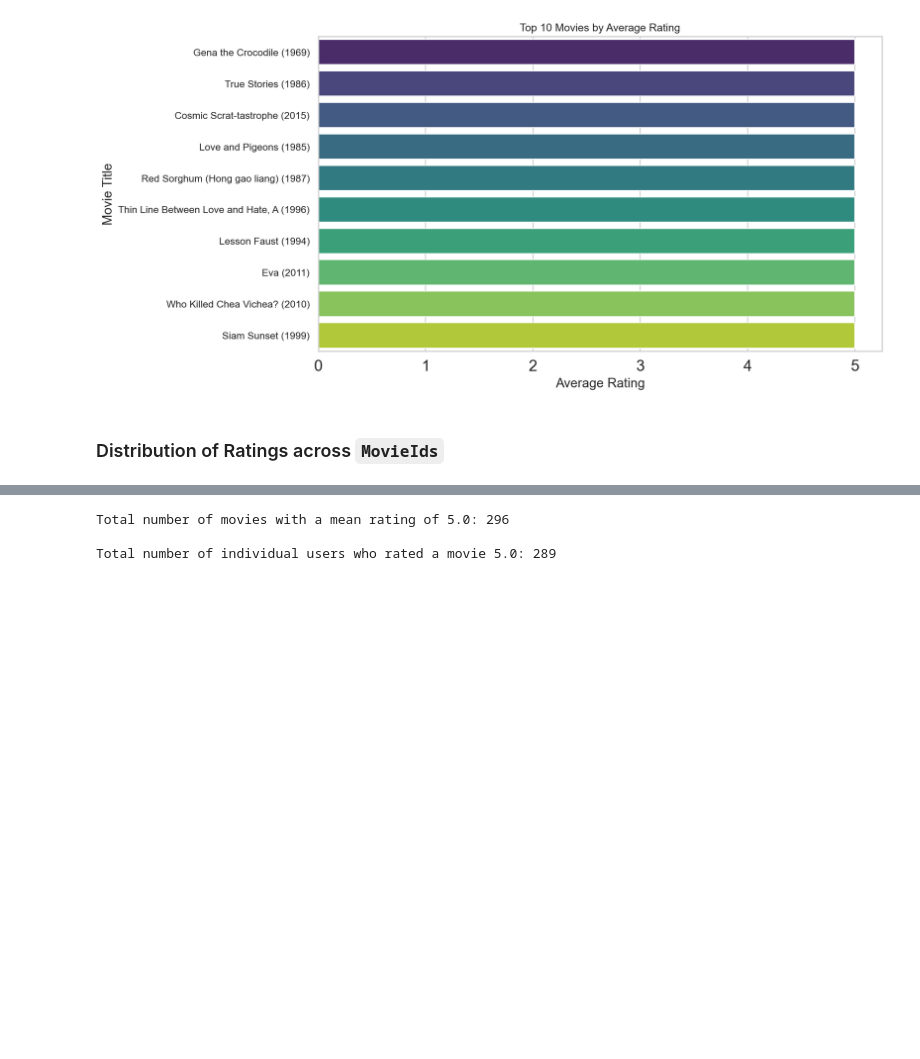
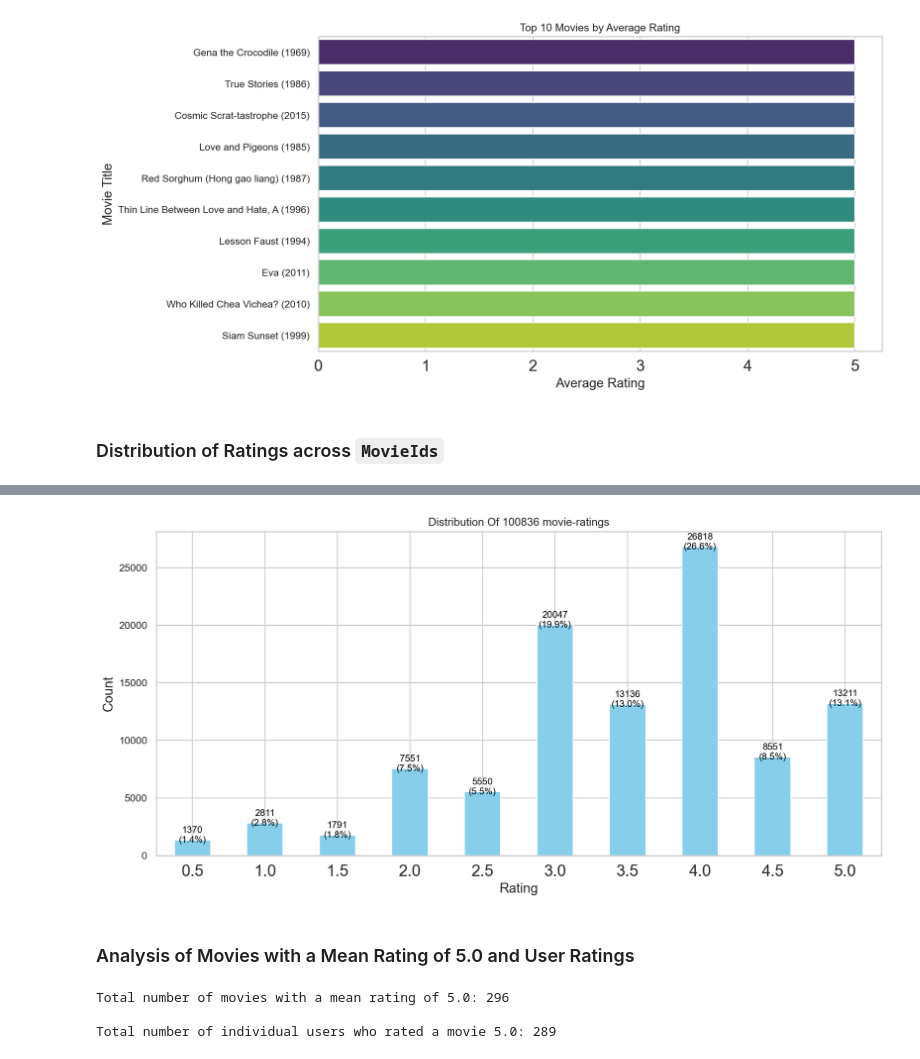
Before and after one commit to Dudimath/ScreenGenius-Smart-Movie-Suggestions, a Jupyter notebook: movie.ipynb, the cells around one changed output, grey strips where cells are left out. Drawn from its saved outputs; the diff is of its cells as text; code cells hidden in the pictures; blank space fills up the shorter version.

```diff
--- a/movie.ipynb
+++ b/movie.ipynb
@@ -622,3 +580,33 @@ Name: rating, Length: 9719, dtype: float64
+# %%
+
+# Calculate the count of each rating
+rating_counts = merged_df['rating'].value_counts().sort_index()
+
+# Calculate the percentage of each rating
+percentage_data = (rating_counts / merged_df.shape[0]) * 100
+
+# Create a bar graph
+plt.figure(figsize=(12, 6))
+ax = rating_counts.plot(kind='bar', color='skyblue')
+ax.set_xlabel('Rating')
+ax.set_ylabel('Count')
+ax.set_title('Distribution Of {} movie-ratings'.format(merged_df.shape[0]))
+
+# Add count and percentage labels on top of each bar
+for p, count, percentage in zip(ax.patches, rating_counts, percentage_data):
+    ax.annotate(f'{count}\n({percentage:.1f}%)',
+                (p.get_x() + p.get_width() / 2., p.get_height()),
+                ha='center', va='center', fontsize=10, color='black', xytext=(0, 5),
+                textcoords='offset points')
+
+# Show the plot
+plt.xticks(rotation=0)  # Rotate x-axis labels to be horizontal
+plt.tight_layout()
+plt.show()
+# %% [output]
+[figure, added]
+# %% [markdown]
+### Analysis of Movies with a Mean Rating of 5.0 and User Ratings
 # %%
 # mean rating for each movie title
 mean_ratings = pd.DataFrame(merged_df.groupby('title')['rating'].mean())
```
Also changed, not shown: parts of 12 cells of this notebook, 1 other file.
